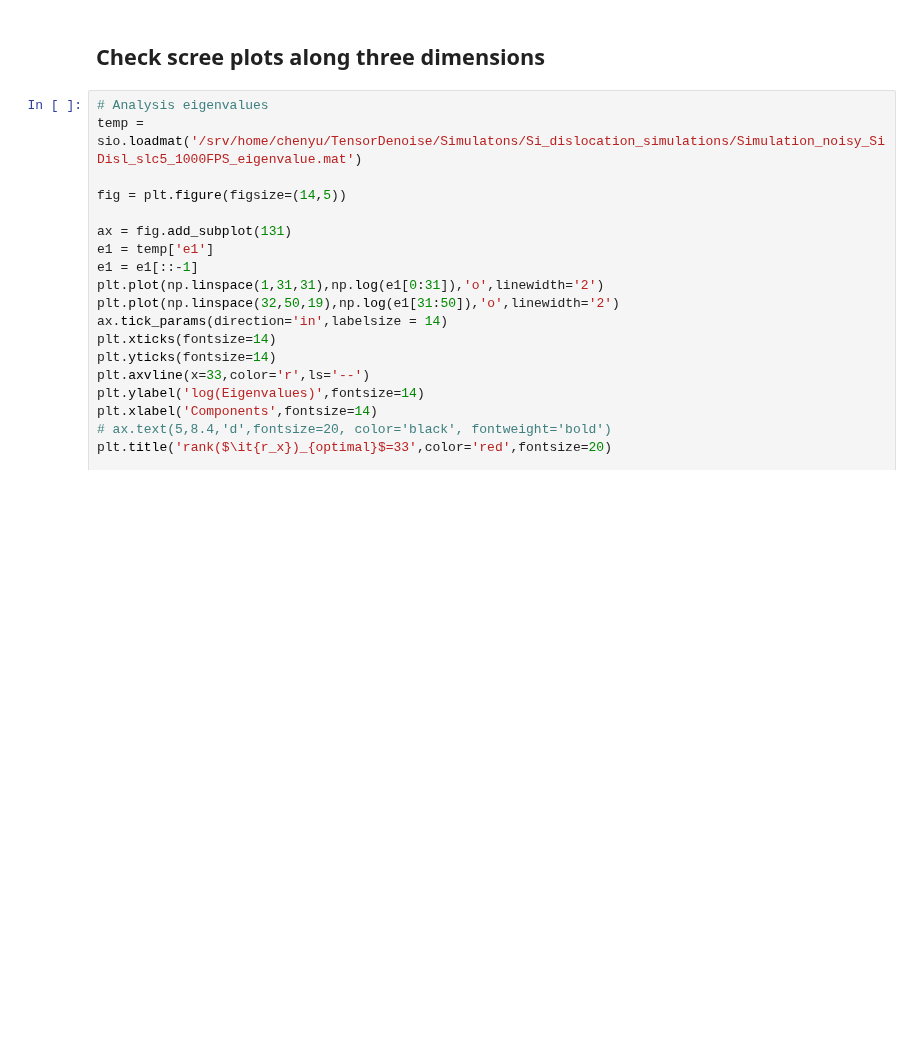
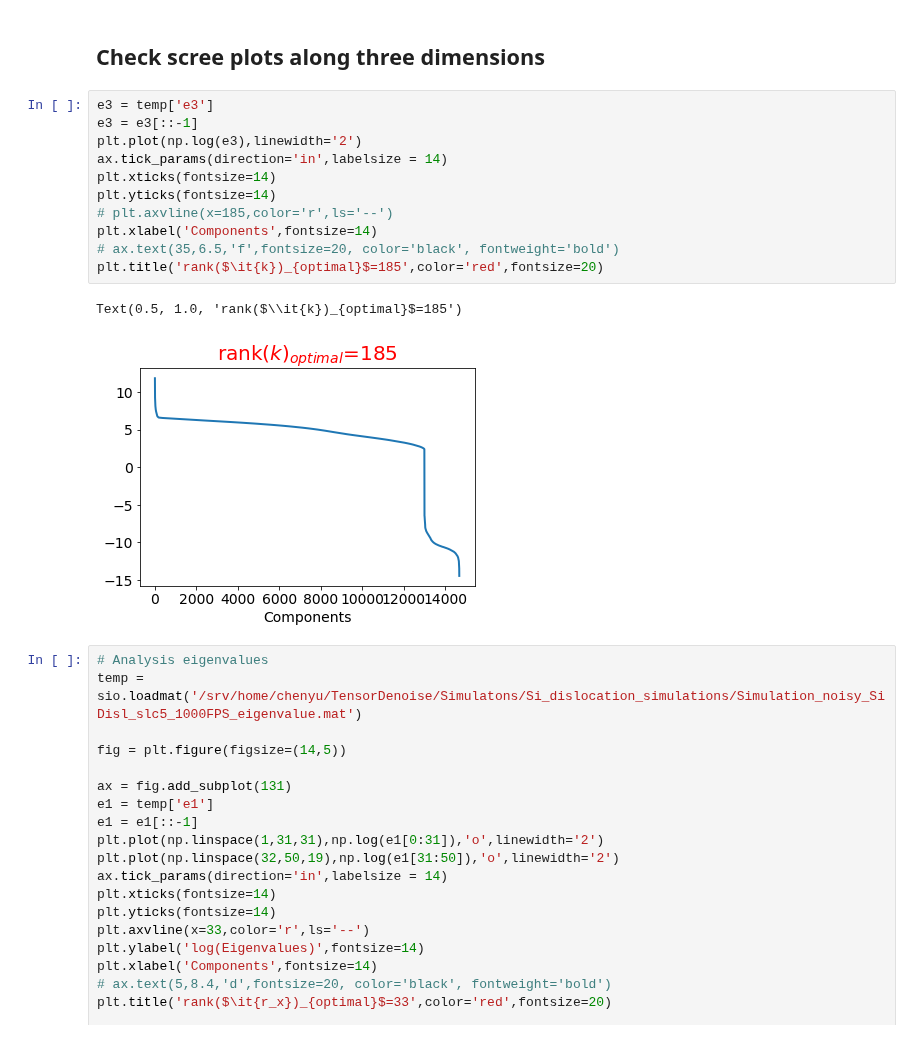
Before and after one commit to CY-Zhang/PyProcessingCodes, a Jupyter notebook: TensorDenoise/VisulizeResult_SiDisl.ipynb, the cells around one changed output. Drawn from its saved outputs; the diff is of its cells as text; blank space fills up the shorter version.

```diff
--- a/TensorDenoise/VisulizeResult_SiDisl.ipynb
+++ b/TensorDenoise/VisulizeResult_SiDisl.ipynb
@@ -389,6 +389,20 @@ fig.savefig('/srv/home/chenyu/TensorDenoise/Simulatons/Si_dislocation_simulation
 [figure]
 # %% [markdown]
 ## Check scree plots along three dimensions
+# %%
+e3 = temp['e3']
+e3 = e3[::-1]
+plt.plot(np.log(e3),linewidth='2')
+ax.tick_params(direction='in',labelsize = 14)
+plt.xticks(fontsize=14)
+plt.yticks(fontsize=14)
+# plt.axvline(x=185,color='r',ls='--')
+plt.xlabel('Components',fontsize=14)
+# ax.text(35,6.5,'f',fontsize=20, color='black', fontweight='bold')
+plt.title('rank($\it{k})_{optimal}$=185',color='red',fontsize=20)
+# %% [output]
+Text(0.5, 1.0, 'rank($\\it{k})_{optimal}$=185')
+[figure, added]
 # %%
 # Analysis eigenvalues
 temp = sio.loadmat('/srv/home/chenyu/TensorDenoise/Simulatons/Si_dislocation_simulations/Simulation_noisy_SiDisl_slc5_1000FPS_eigenvalue.mat')
```
Also changed, not shown: 4 other files.
